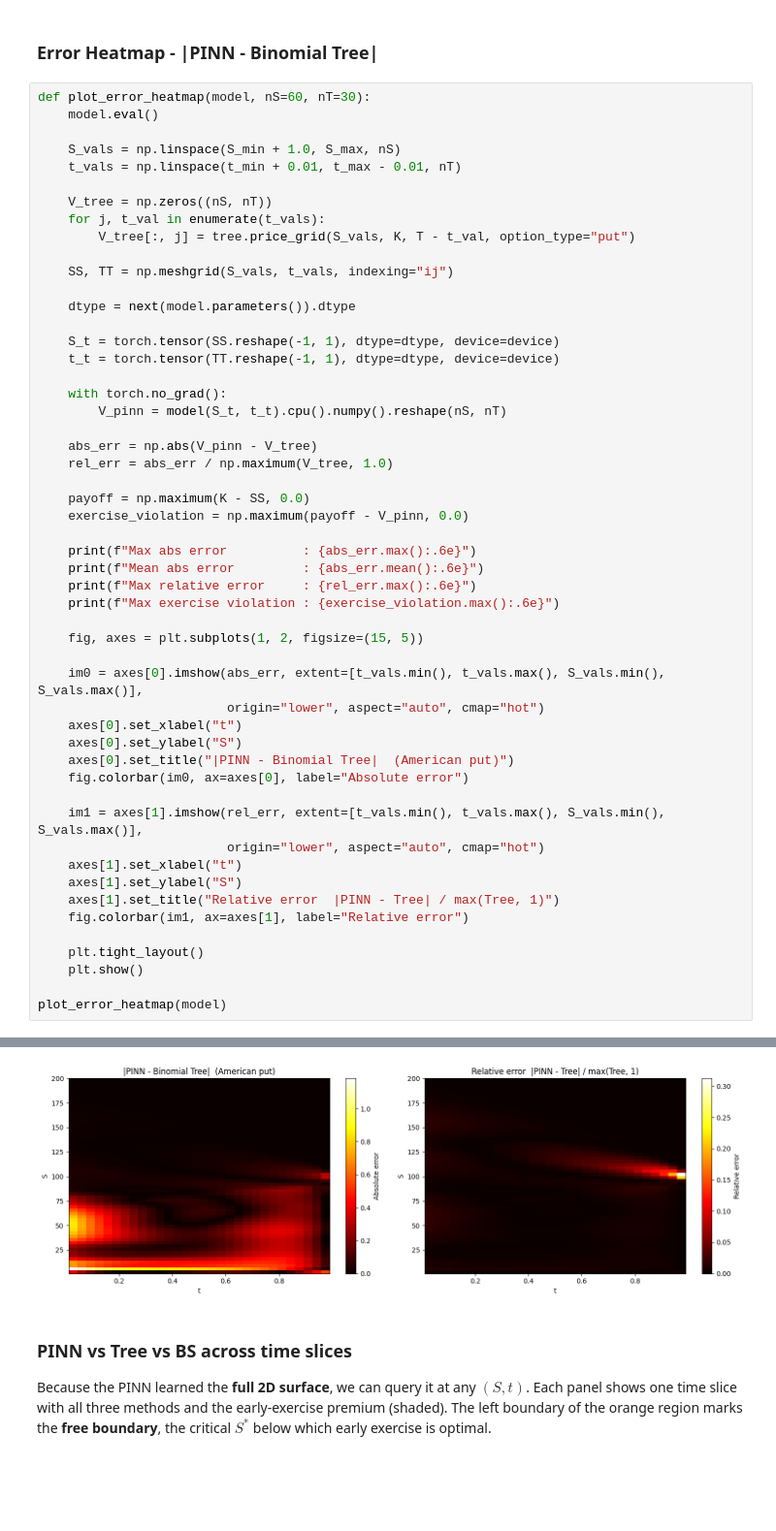
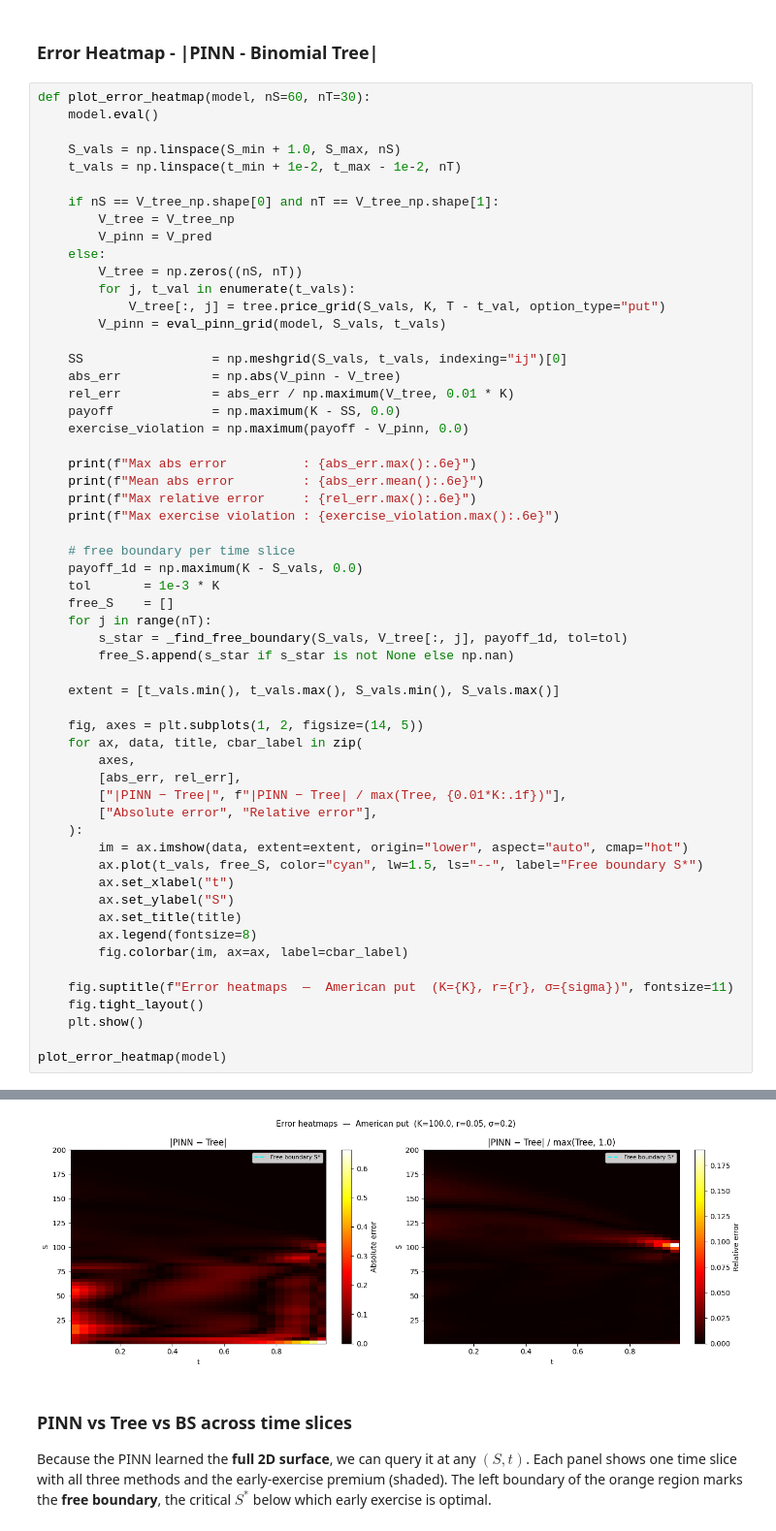
Before and after one commit to Samyueru01/Cutting-Edge, a Jupyter notebook: notebooks/PINN_American_Put.ipynb, the cells around one changed output, grey strips where cells are left out. Shown at 97% size. Drawn from its saved outputs; the diff is of its cells as text; blank space fills up the shorter version.

Commit message:
improved american put

```diff
--- a/notebooks/PINN_American_Put.ipynb
+++ b/notebooks/PINN_American_Put.ipynb
@@ -826,26 +957,21 @@ def plot_error_heatmap(model, nS=60, nT=30):
     model.eval()
 
     S_vals = np.linspace(S_min + 1.0, S_max, nS)
-    t_vals = np.linspace(t_min + 0.01, t_max - 0.01, nT)
+    t_vals = np.linspace(t_min + 1e-2, t_max - 1e-2, nT)
 
-    V_tree = np.zeros((nS, nT))
-    for j, t_val in enumerate(t_vals):
-        V_tree[:, j] = tree.price_grid(S_vals, K, T - t_val, option_type="put")
+    if nS == V_tree_np.shape[0] and nT == V_tree_np.shape[1]:
+        V_tree = V_tree_np
+        V_pinn = V_pred
+    else:
+        V_tree = np.zeros((nS, nT))
+        for j, t_val in enumerate(t_vals):
+            V_tree[:, j] = tree.price_grid(S_vals, K, T - t_val, option_type="put")
+        V_pinn = eval_pinn_grid(model, S_vals, t_vals)
 
-    SS, TT = np.meshgrid(S_vals, t_vals, indexing="ij")
-
-    dtype = next(model.parameters()).dtype
-
-    S_t = torch.tensor(SS.reshape(-1, 1), dtype=dtype, device=device)
-    t_t = torch.tensor(TT.reshape(-1, 1), dtype=dtype, device=device)
-
-    with torch.no_grad():
-        V_pinn = model(S_t, t_t).cpu().numpy().reshape(nS, nT)
-
-    abs_err = np.abs(V_pinn - V_tree)
-    rel_err = abs_err / np.maximum(V_tree, 1.0)
-
-    payoff = np.maximum(K - SS, 0.0)
+    SS                 = np.meshgrid(S_vals, t_vals, indexing="ij")[0]
+    abs_err            = np.abs(V_pinn - V_tree)
+    rel_err            = abs_err / np.maximum(V_tree, 0.01 * K)
+    payoff             = np.maximum(K - SS, 0.0)
     exercise_violation = np.maximum(payoff - V_pinn, 0.0)
 
     print(f"Max abs error          : {abs_err.max():.6e}")
@@ -853,23 +979,33 @@ def plot_error_heatmap(model, nS=60, nT=30):
     print(f"Max relative error     : {rel_err.max():.6e}")
     print(f"Max exercise violation : {exercise_violation.max():.6e}")
 
-    fig, axes = plt.subplots(1, 2, figsize=(15, 5))
+    # free boundary per time slice
+    payoff_1d = np.maximum(K - S_vals, 0.0)
+    tol       = 1e-3 * K
+    free_S    = []
+    for j in range(nT):
+        s_star = _find_free_boundary(S_vals, V_tree[:, j], payoff_1d, tol=tol)
+        free_S.append(s_star if s_star is not None else np.nan)
 
-    im0 = axes[0].imshow(abs_err, extent=[t_vals.min(), t_vals.max(), S_vals.min(), S_vals.max()],
-                         origin="lower", aspect="auto", cmap="hot")
-    axes[0].set_xlabel("t")
-    axes[0].set_ylabel("S")
-    axes[0].set_title("|PINN - Binomial Tree|  (American put)")
-    fig.colorbar(im0, ax=axes[0], label="Absolute error")
+    extent = [t_vals.min(), t_vals.max(), S_vals.min(), S_vals.max()]
 
-    im1 = axes[1].imshow(rel_err, extent=[t_vals.min(), t_vals.max(), S_vals.min(), S_vals.max()],
-                         origin="lower", aspect="auto", cmap="hot")
-    axes[1].set_xlabel("t")
-    axes[1].set_ylabel("S")
-    axes[1].set_title("Relative error  |PINN - Tree| / max(Tree, 1)")
-    fig.colorbar(im1, ax=axes[1], label="Relative error")
+    fig, axes = plt.subplots(1, 2, figsize=(14, 5))
+    for ax, data, title, cbar_label in zip(
+        axes,
+        [abs_err, rel_err],
+        ["|PINN − Tree|", f"|PINN − Tree| / max(Tree, {0.01*K:.1f})"],
+        ["Absolute error", "Relative error"],
+    ):
+        im = ax.imshow(data, extent=extent, origin="lower", aspect="auto", cmap="hot")
+        ax.plot(t_vals, free_S, color="cyan", lw=1.5, ls="--", label="Free boundary S*")
+        ax.set_xlabel("t")
+        ax.set_ylabel("S")
+        ax.set_title(title)
+        ax.legend(fontsize=8)
+        fig.colorbar(im, ax=ax, label=cbar_label)
 
-    plt.tight_layout()
+    fig.suptitle(f"Error heatmaps  —  American put  (K={K}, r={r}, σ={sigma})", fontsize=11)
+    fig.tight_layout()
     plt.show()
 
 plot_error_heatmap(model)
@@ -881,4 +1017,4 @@ Max exercise violation : 1.183996e+00
-[figure, old version]
+[figure, new version]
 # %% [markdown]
 ### PINN vs Tree vs BS across time slices
 
```
Also changed, not shown: parts of 14 cells of this notebook, 1 other file.
